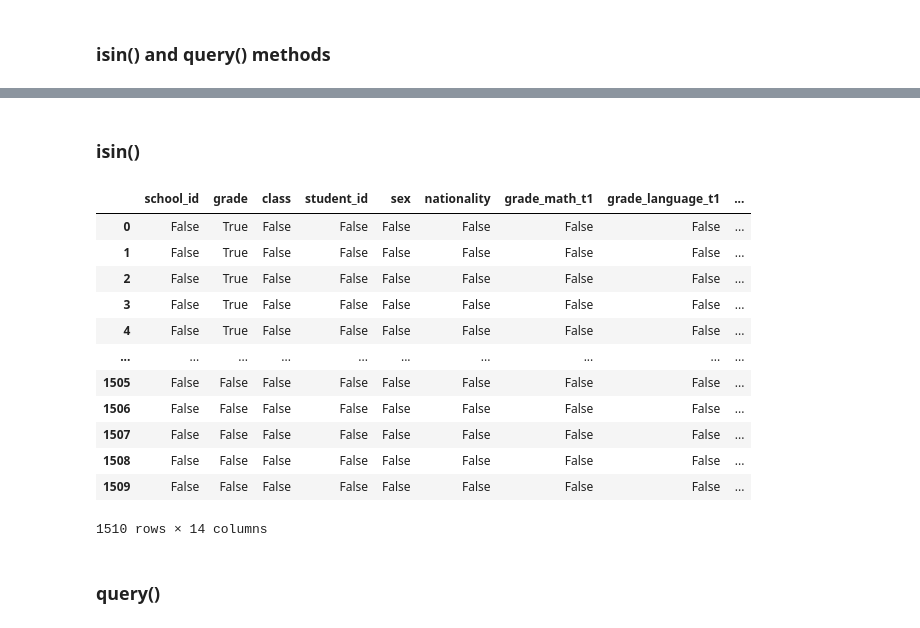
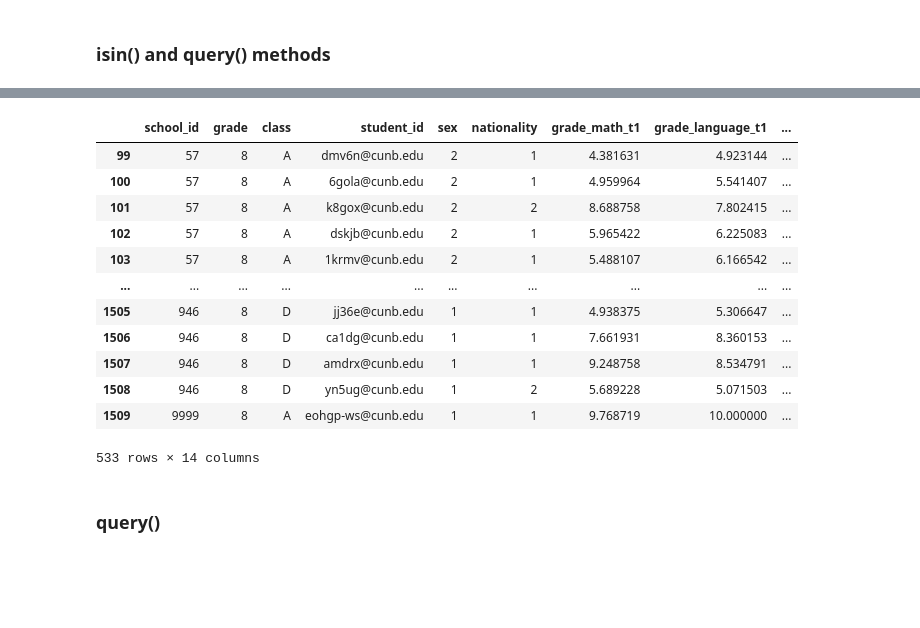
Before and after one commit to MaCoZu/python_notebooks, a Jupyter notebook: Pandas/02_Pandas_Selecting_Indexing_Filtering.ipynb, the cells around one changed output, grey strips where cells are left out. Drawn from its saved outputs; the diff is of its cells as text; code cells hidden in the pictures; blank space fills up the shorter version.

```diff
--- a/Pandas/02_Pandas_Selecting_Indexing_Filtering.ipynb
+++ b/Pandas/02_Pandas_Selecting_Indexing_Filtering.ipynb
@@ -59,5 +59,6 @@ grade          8
 Name: 1509, dtype: object
 # %%
 # indexing by row/col name
+df.at[1509, "school_id"]  = 9999  # set value of single cell
 df.at[1509, "school_id"]  # single cell
 # %% [output]
@@ -65,4 +66,5 @@ np.int64(946)
 # %%
 # indexing by row/col position
+df.iat[1509, 3] = "eohgp-ws@cunb.edu" # update value of single cell
 df.iat[1509, 3] # row 1509, col 3 (email)
 # %% [output]
@@ -69,0 +72,11 @@ df.iat[1509, 3] # row 1509, col 3 (email)
+# %%
+df.loc[200:204]  # select rows by name sliced -> from : to
+df[200:204]  # select rows by index sliced -> from : to
+
+# names in the index
+df_id = df.set_index("student_id", drop=True)
+df_id.loc[['j0ihe@cunb.edu', 'mzmqb@cunb.edu']]
+# df_id.iloc[['j0ihe@cunb.edu', 'mzmqb@cunb.edu']] # does not work because iloc only accepts integer positions
+
+df_id[1:4]
+df_id.iloc[1:4]
@@ -193,8 +149,3 @@ df.loc[df.grade_language_t1 > 9, ["school_id", "grade"]]
 108 rows × 2 columns
 # %% [markdown]
 ### isin() and query() methods
-# %%
-df.head()
-df.grade.unique()
-df.grade = df.grade.astype("category")
-df.dtypes
@@ -217,27 +152,25 @@ dtype: object
-# %% [markdown]
-### isin()
 # %%
 # if values is a list check whether every value in the DataFrame is present in the list
-df.isin([57, 0])
-
-# check whole df if values are NOT in the list
-~df.isin([0, 57])
+df[df.isin([57, 0])]
 
 # check specific column for multiple values
-df.isin({"grade": [6, 7]})
+df[df.grade.isin([6, 7])]
+
+# check specific column for multiple values and negate the condition
+df[~df.grade.isin([6, 7])]
 # %% [output]
 |  | school_id | grade | class | student_id | sex | nationality | grade_math_t1 | grade_language_t1 | ... |
-| 0 | False | True | False | False | False | False | False | False | ... |
-| 1 | False | True | False | False | False | False | False | False | ... |
-| 2 | False | True | False | False | False | False | False | False | ... |
-| 3 | False | True | False | False | False | False | False | False | ... |
-| 4 | False | True | False | False | False | False | False | False | ... |
+| 99 | 57 | 8 | A | dmv6n@cunb.edu | 2 | 1 | 4.381631 | 4.923144 | ... |
+| 100 | 57 | 8 | A | 6gola@cunb.edu | 2 | 1 | 4.959964 | 5.541407 | ... |
+| 101 | 57 | 8 | A | k8gox@cunb.edu | 2 | 2 | 8.688758 | 7.802415 | ... |
+| 102 | 57 | 8 | A | dskjb@cunb.edu | 2 | 1 | 5.965422 | 6.225083 | ... |
+| 103 | 57 | 8 | A | 1krmv@cunb.edu | 2 | 1 | 5.488107 | 6.166542 | ... |
 | ... | ... | ... | ... | ... | ... | ... | ... | ... | ... |
-| 1505 | False | False | False | False | False | False | False | False | ... |
-| 1506 | False | False | False | False | False | False | False | False | ... |
-| 1507 | False | False | False | False | False | False | False | False | ... |
-| 1508 | False | False | False | False | False | False | False | False | ... |
-| 1509 | False | False | False | False | False | False | False | False | ... |
+| 1505 | 946 | 8 | D | jj36e@cunb.edu | 1 | 1 | 4.938375 | 5.306647 | ... |
+| 1506 | 946 | 8 | D | ca1dg@cunb.edu | 1 | 1 | 7.661931 | 8.360153 | ... |
+| 1507 | 946 | 8 | D | amdrx@cunb.edu | 1 | 1 | 9.248758 | 8.534791 | ... |
+| 1508 | 946 | 8 | D | yn5ug@cunb.edu | 1 | 2 | 5.689228 | 5.071503 | ... |
+| 1509 | 9999 | 8 | A | eohgp-ws@cunb.edu | 1 | 1 | 9.768719 | 10.000000 | ... |
-1510 rows × 14 columns
+533 rows × 14 columns
 # %% [markdown]
 ### query()
```
Also changed, not shown: parts of 21 cells of this notebook, 6 other files.
